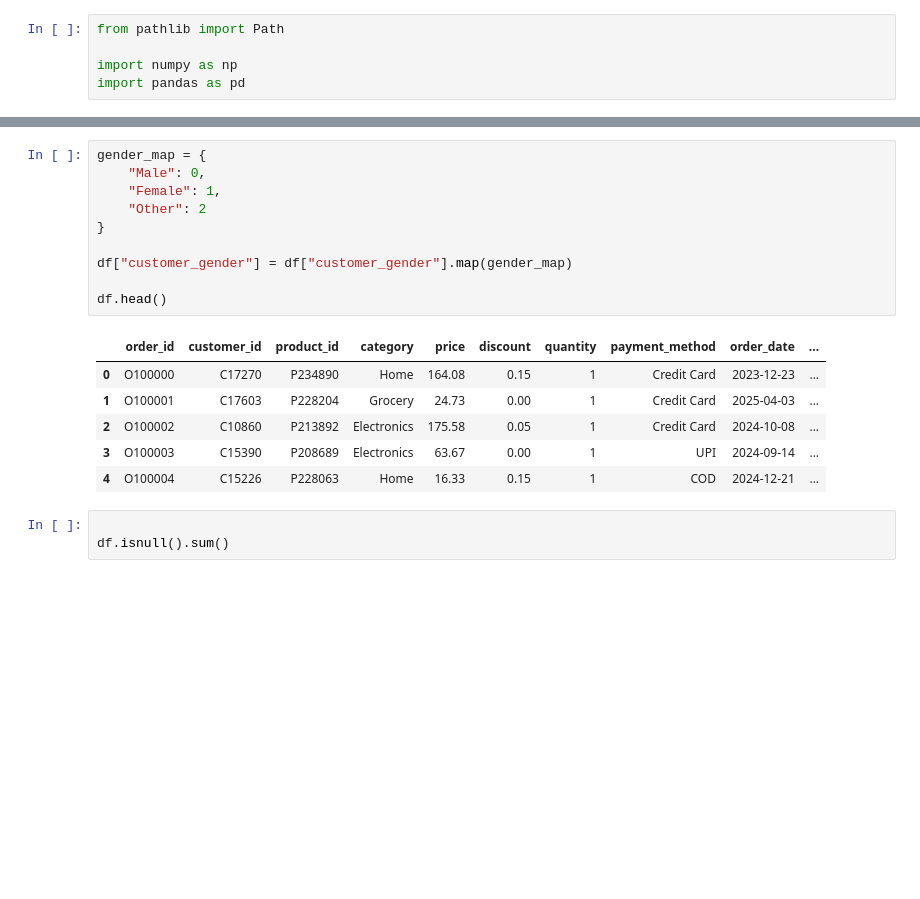
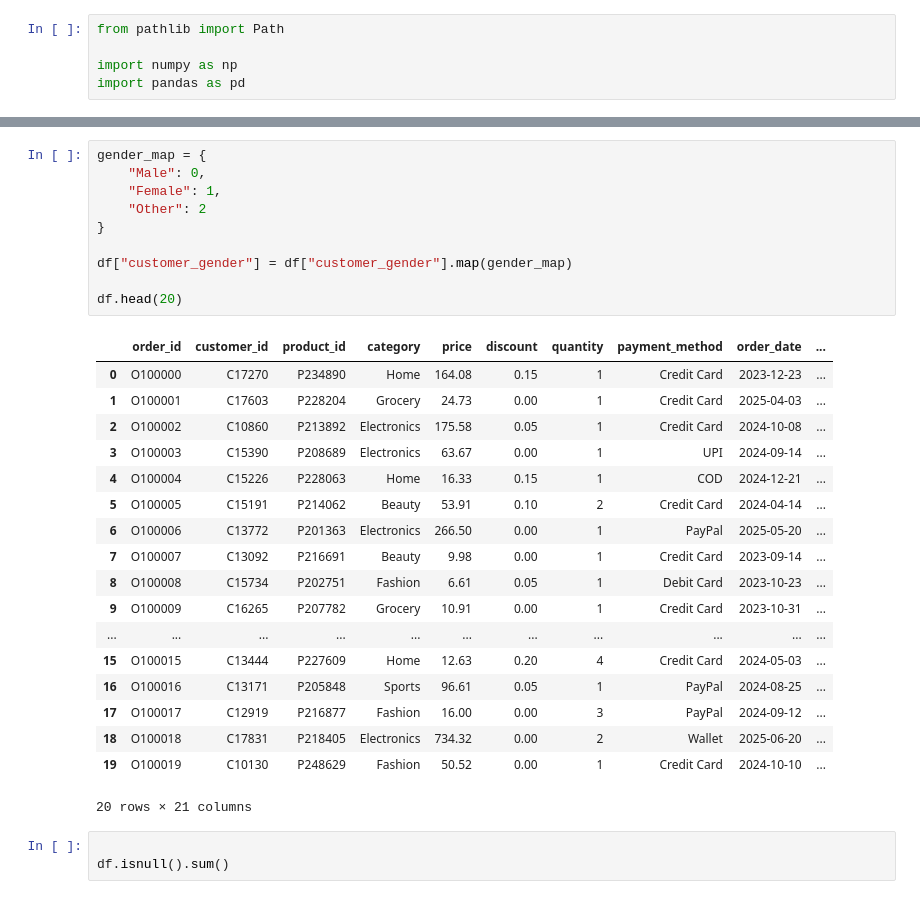
Before and after one commit to SreeHarshitha-12/Customer_Behaviour_Analysis, a Jupyter notebook: notebooks/0.preprocessing.ipynb, the cells around one changed output, grey strips where cells are left out. Cells and saved outputs as stored; diff of their text form; blank space fills up the shorter version.

```diff
--- a/notebooks/0.preprocessing.ipynb
+++ b/notebooks/0.preprocessing.ipynb
@@ -18,20 +19,32 @@ df.head()
 # %%
 gender_map = {
     "Male": 0,
     "Female": 1,
     "Other": 2
 }
 
 df["customer_gender"] = df["customer_gender"].map(gender_map)
 
-df.head()
+df.head(20)
 # %% [output]
 |  | order_id | customer_id | product_id | category | price | discount | quantity | payment_method | order_date | ... |
 | 0 | O100000 | C17270 | P234890 | Home | 164.08 | 0.15 | 1 | Credit Card | 2023-12-23 | ... |
 | 1 | O100001 | C17603 | P228204 | Grocery | 24.73 | 0.00 | 1 | Credit Card | 2025-04-03 | ... |
 | 2 | O100002 | C10860 | P213892 | Electronics | 175.58 | 0.05 | 1 | Credit Card | 2024-10-08 | ... |
 | 3 | O100003 | C15390 | P208689 | Electronics | 63.67 | 0.00 | 1 | UPI | 2024-09-14 | ... |
 | 4 | O100004 | C15226 | P228063 | Home | 16.33 | 0.15 | 1 | COD | 2024-12-21 | ... |
+| 5 | O100005 | C15191 | P214062 | Beauty | 53.91 | 0.10 | 2 | Credit Card | 2024-04-14 | ... |
+| 6 | O100006 | C13772 | P201363 | Electronics | 266.50 | 0.00 | 1 | PayPal | 2025-05-20 | ... |
+| 7 | O100007 | C13092 | P216691 | Beauty | 9.98 | 0.00 | 1 | Credit Card | 2023-09-14 | ... |
+| 8 | O100008 | C15734 | P202751 | Fashion | 6.61 | 0.05 | 1 | Debit Card | 2023-10-23 | ... |
+| 9 | O100009 | C16265 | P207782 | Grocery | 10.91 | 0.00 | 1 | Credit Card | 2023-10-31 | ... |
+| ... | ... | ... | ... | ... | ... | ... | ... | ... | ... | ... |
+| 15 | O100015 | C13444 | P227609 | Home | 12.63 | 0.20 | 4 | Credit Card | 2024-05-03 | ... |
+| 16 | O100016 | C13171 | P205848 | Sports | 96.61 | 0.05 | 1 | PayPal | 2024-08-25 | ... |
+| 17 | O100017 | C12919 | P216877 | Fashion | 16.00 | 0.00 | 3 | PayPal | 2024-09-12 | ... |
+| 18 | O100018 | C17831 | P218405 | Electronics | 734.32 | 0.00 | 2 | Wallet | 2025-06-20 | ... |
+| 19 | O100019 | C10130 | P248629 | Fashion | 50.52 | 0.00 | 1 | Credit Card | 2024-10-10 | ... |
+20 rows × 21 columns
 # %%
 
 df.isnull().sum()
```
Also changed, not shown: parts of 1 cell of this notebook, 3 other files.
